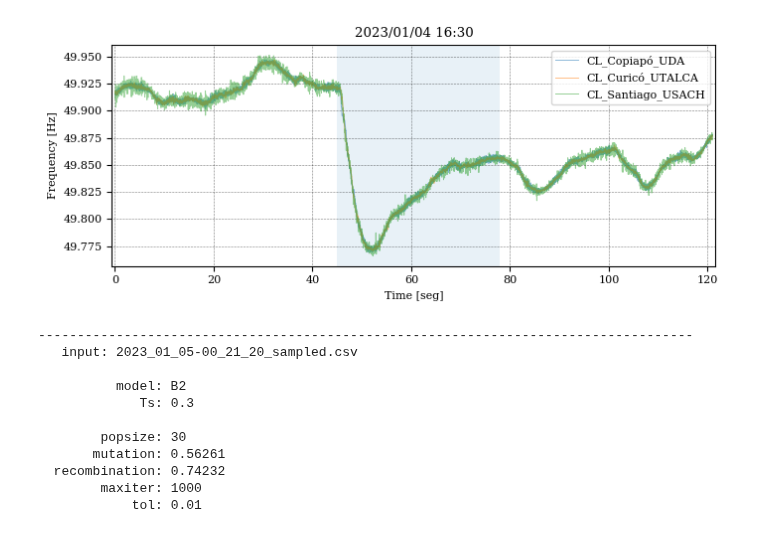
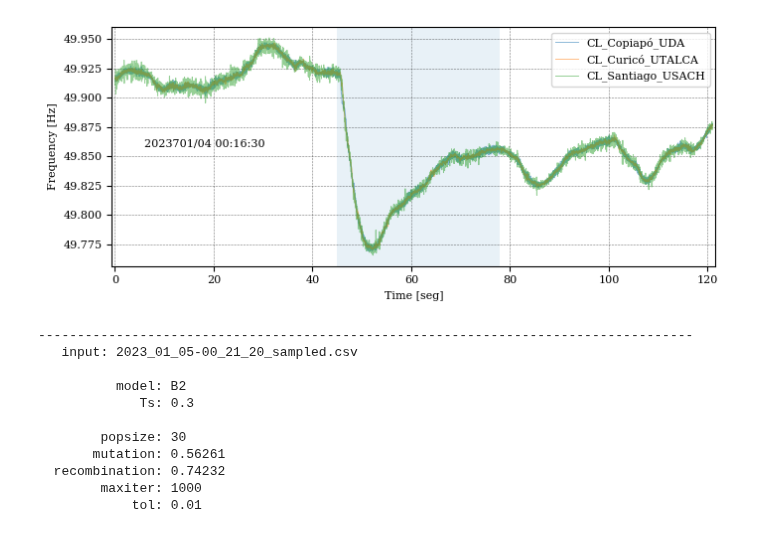
Before and after one commit to JoFeG/Differential-Evolution-Frequency-Model-Fitting, a Jupyter notebook: PaperFigures.ipynb, the cells around one changed output. Drawn from its saved outputs; the diff is of its cells as text; code cells hidden in the pictures.

```diff
--- a/PaperFigures.ipynb
+++ b/PaperFigures.ipynb
@@ -14,32 +14,36 @@ time = 0.02 * np.arange(data.shape[0])
 # %%
 font = {'family' : 'serif',
         'size'   : 8}
 
 plt.rc('font', **font)
 plt.rcParams['axes.xmargin'] = .005
 
 fig = plt.figure(figsize=(7,3))
 
 t0 = 45
 tm = 78
 plt.axvspan(t0, tm, alpha=.1)
 
 plt.grid(color='k', linestyle='dotted', linewidth=.4)
 
 plt.plot(time, data, alpha=.5, linewidth=.7)
-plt.title("2023/01/04 16:30")
+#plt.title("2023/01/04 16:30")
+plt.annotate("2023701/04 00:16:30", xy = (6,49.858))
+
 plt.xlabel("Time [seg]")
 plt.ylabel("Frequency [Hz]")
+
+
 
 plt.legend(freq)
 
 #plt.text( 60.5, 49.815, 'Identification\nInterval', alpha=.3)
 
 fig.tight_layout()
 
 plt.savefig('./img/DataExample.pdf')
 # %% [output]
-[figure, old version]
+[figure, new version]
 # %%
 import pickle
 from scipy import signal
```
Also changed, not shown: parts of 5 cells of this notebook, 21 other files.
